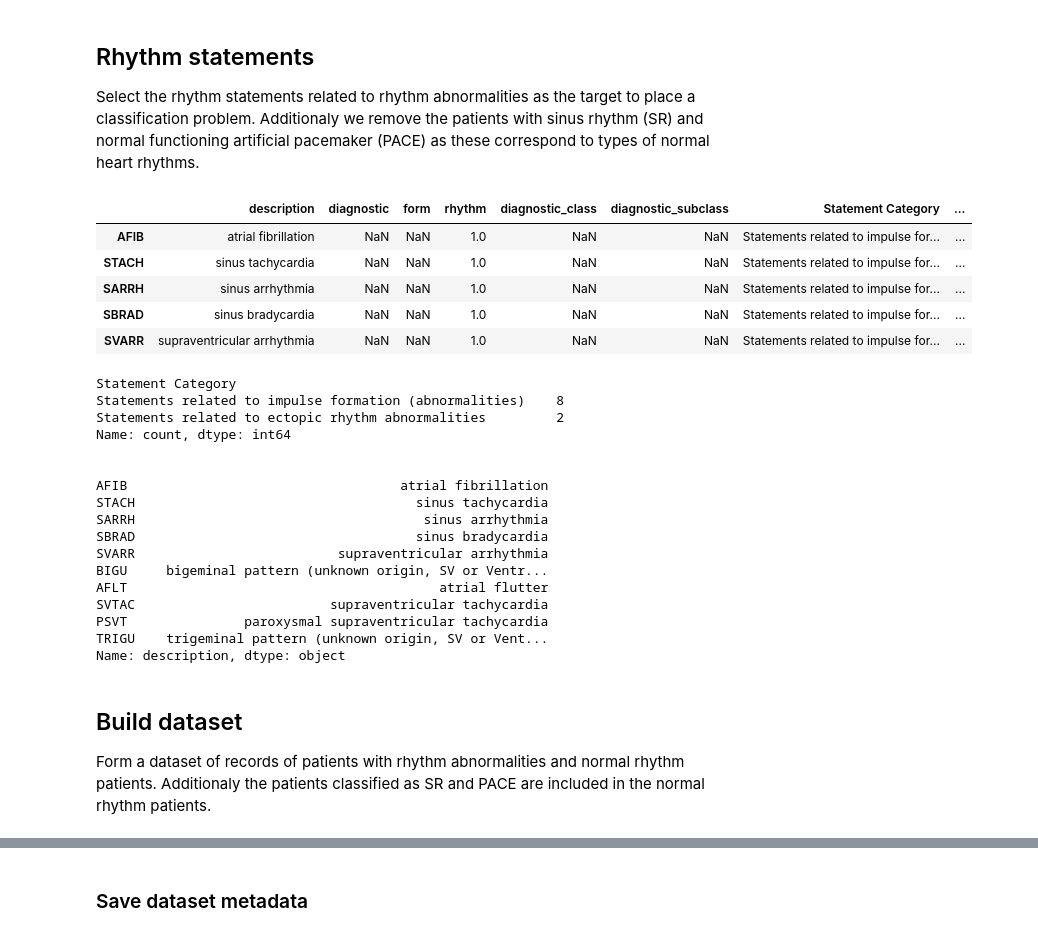
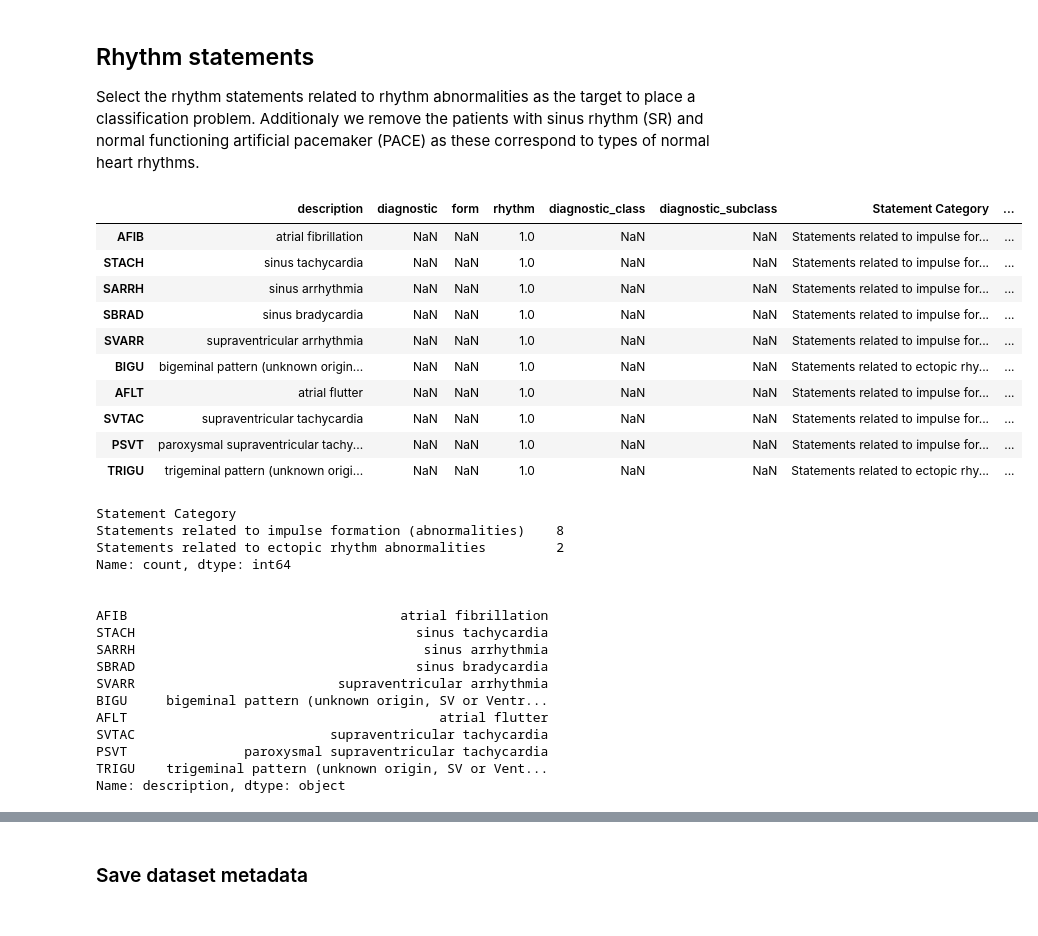
Before and after one commit to AGE90/ptbxl-challenge, a Jupyter notebook: notebooks/01-AGE-data_exploration.ipynb, the cells around one changed output, grey strips where cells are left out. Cells and saved outputs as stored; diff of their text form; code cells hidden in the pictures.

```diff
--- a/notebooks/01-AGE-data_exploration.ipynb
+++ b/notebooks/01-AGE-data_exploration.ipynb
@@ -35,6 +35,7 @@ In this project we will use the following data from the PhysioNet PTB-XL reposit
 import ast
 import numpy as np
 
+import missingno as msno
 import pandas as pd
 import matplotlib.pyplot as plt
 import seaborn as sns
@@ -43,4 +44,6 @@ import wfdb
 from ptbxl.utils.paths import data_raw_dir, data_interim_dir
 from ptbxl.data.make_dataset import load_raw_data
 
+pd.set_option("display.max_columns", None)
+
 sns.set_theme()
@@ -123,27 +139,32 @@ Name: count, dtype: int64
 
 Select the rhythm statements related to rhythm abnormalities as the target to place a classification problem. Additionaly we remove the patients with sinus rhythm (SR) and normal functioning artificial pacemaker (PACE) as these correspond to types of normal heart rhythms.
 # %%
-scp_DIR = data_raw_dir('scp_statements.csv')
+scp_DIR = data_raw_dir("scp_statements.csv")
 scp_statements = pd.read_csv(scp_DIR, index_col=0)
 
 # Get the statements related to rhythm problems
 scp_rhythm_statements = scp_statements[
-    (scp_statements['rhythm'] == 1)
-    & (scp_statements.index != 'PACE')
-    & (scp_statements.index != 'SR')
+    (scp_statements["rhythm"] == 1)
+    & (scp_statements.index != "PACE")
+    & (scp_statements.index != "SR")
 ]
-display(scp_rhythm_statements.head())
-print('\n')
-print(scp_rhythm_statements['Statement Category'].value_counts())
-print('\n')
-print(scp_rhythm_statements['description'])
+display(scp_rhythm_statements)
+print("\n")
+print(scp_rhythm_statements["Statement Category"].value_counts(dropna=False))
+print("\n")
+print(scp_rhythm_statements["description"])
 # %% [output]
 |  | description | diagnostic | form | rhythm | diagnostic_class | diagnostic_subclass | Statement Category | ... |
 | AFIB | atrial fibrillation | NaN | NaN | 1.0 | NaN | NaN | Statements related to impulse for... | ... |
 | STACH | sinus tachycardia | NaN | NaN | 1.0 | NaN | NaN | Statements related to impulse for... | ... |
 | SARRH | sinus arrhythmia | NaN | NaN | 1.0 | NaN | NaN | Statements related to impulse for... | ... |
 | SBRAD | sinus bradycardia | NaN | NaN | 1.0 | NaN | NaN | Statements related to impulse for... | ... |
 | SVARR | supraventricular arrhythmia | NaN | NaN | 1.0 | NaN | NaN | Statements related to impulse for... | ... |
+| BIGU | bigeminal pattern (unknown origin... | NaN | NaN | 1.0 | NaN | NaN | Statements related to ectopic rhy... | ... |
+| AFLT | atrial flutter | NaN | NaN | 1.0 | NaN | NaN | Statements related to impulse for... | ... |
+| SVTAC | supraventricular tachycardia | NaN | NaN | 1.0 | NaN | NaN | Statements related to impulse for... | ... |
+| PSVT | paroxysmal supraventricular tachy... | NaN | NaN | 1.0 | NaN | NaN | Statements related to impulse for... | ... |
+| TRIGU | trigeminal pattern (unknown origi... | NaN | NaN | 1.0 | NaN | NaN | Statements related to ectopic rhy... | ... |
 Statement Category
 Statements related to impulse formation (abnormalities)    8
 Statements related to ectopic rhythm abnormalities         2
@@ -161,7 +182,3 @@ SVTAC                         supraventricular tachycardia
 PSVT               paroxysmal supraventricular tachycardia
 TRIGU    trigeminal pattern (unknown origin, SV or Vent...
 Name: description, dtype: object
-# %% [markdown]
-## Build dataset
-
-Form a dataset of records of patients with rhythm abnormalities and normal rhythm patients. Additionaly the patients classified as SR and PACE are included in the normal rhythm patients.
```
Also changed, not shown: parts of 27 cells of this notebook, 13 other files.
